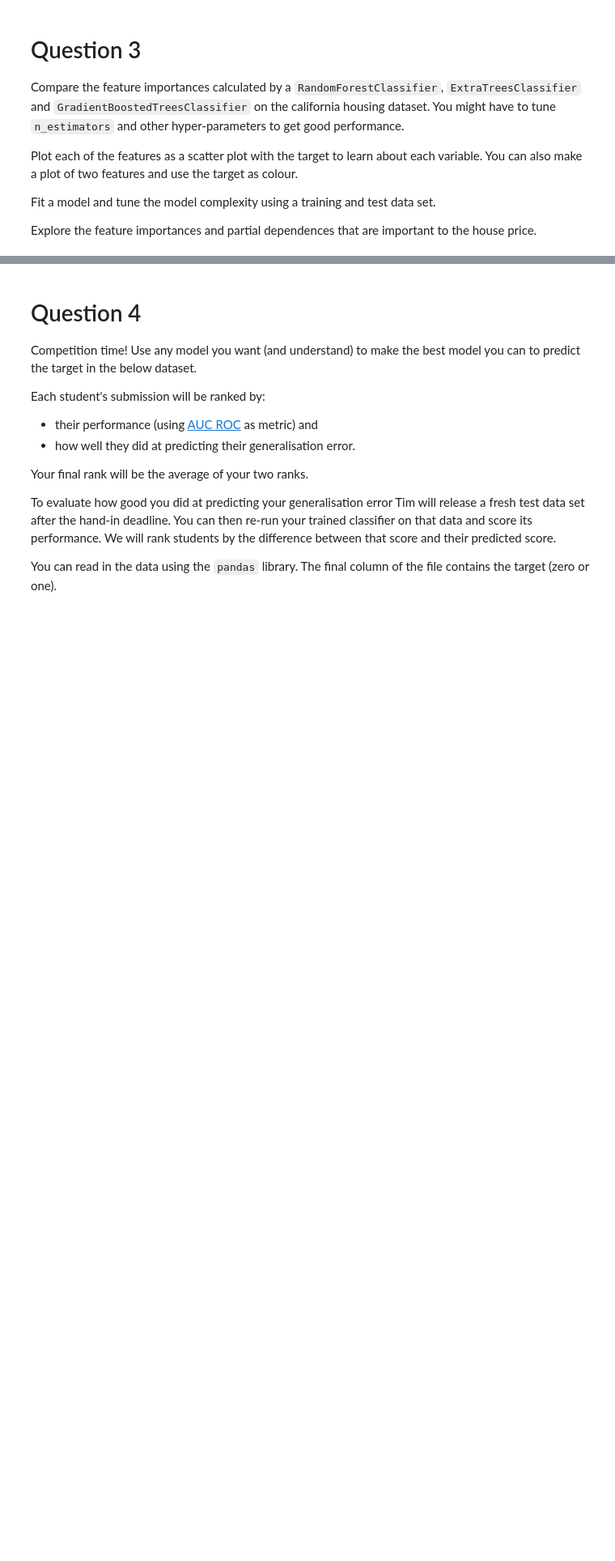
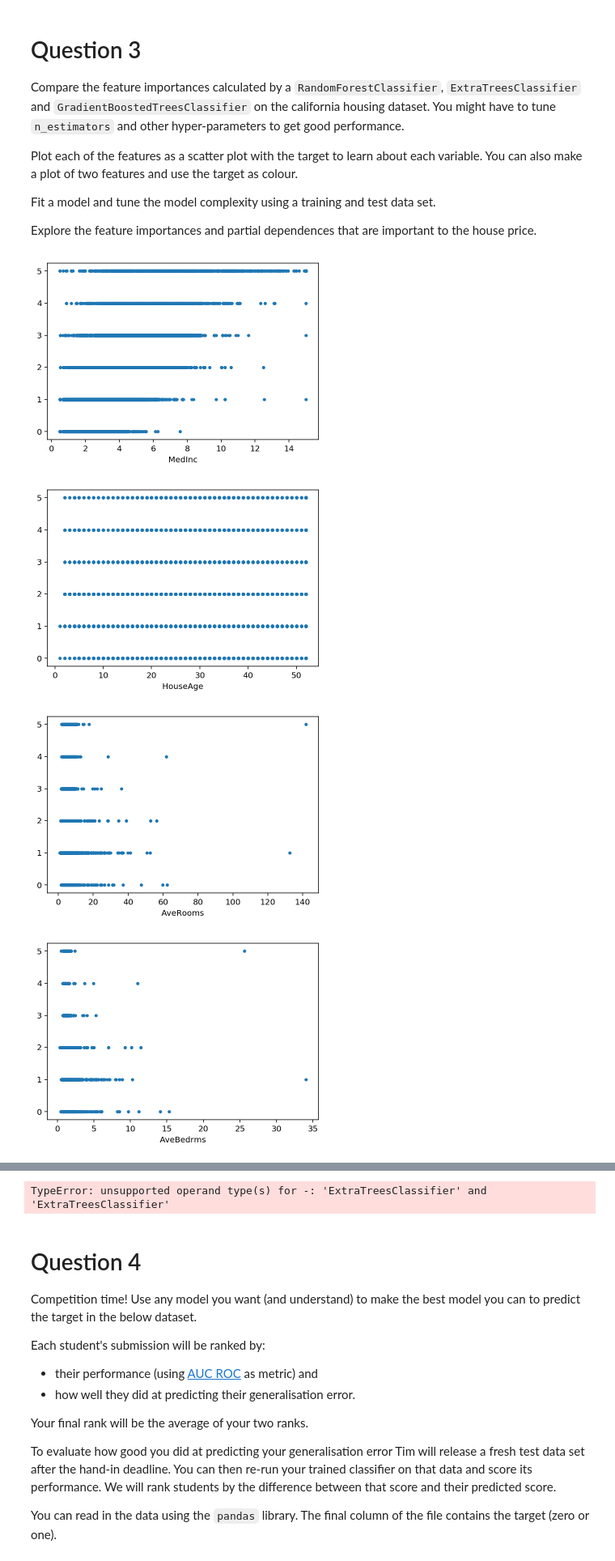
Before and after one commit to dsperone/advanced_comp_tech_2018, a Jupyter notebook: exercise_2.ipynb, the cells around one changed output, grey strips where cells are left out. Shown: that part at 81% size. Cells and saved outputs as stored; diff of their text form; code cells hidden in the pictures; blank space fills up the shorter version.

```diff
--- a/exercise_2.ipynb
+++ b/exercise_2.ipynb
@@ -70,0 +253,75 @@ cal_housing = fetch_california_housing()
+# %%
+# your code here
+from sklearn.datasets.california_housing import fetch_california_housing
+from sklearn.model_selection import train_test_split
+from sklearn.ensemble import RandomForestClassifier
+from sklearn.ensemble import ExtraTreesClassifier
+from sklearn.ensemble import GradientBoostingClassifier
+from sklearn.preprocessing import LabelEncoder
+
+cal_housing = fetch_california_housing()
+
+# if the above doesn't work, download `cal_housing_py3.pkl` from the GitHub repository
+# and adjust the path to the downloaded file which is passed to `load()`
+# uncomment the following lines
+#from sklearn.externals.joblib import load
+#d = load('/home/username/Downloads/cal_housing_py3.pkz')
+#X, y = d[:,1:], d[:,0]/100000
+#X[:, 2] /= X[:, 5]
+#X[:, 3] /= X[:, 5]
+#X[:, 5] = X[:, 4] / X[:, 5]
+
+
+def plot_data(X, y, feature):
+    plt.figure()
+    plt.plot(X, y, ".")
+    plt.xlabel(feature)
+    plt.show()
+
+#### Get data
+X = cal_housing['data']
+y = cal_housing['target'].astype(int)
+
+X_train, X_test, y_train, y_test = train_test_split(X, y, train_size=r_train, test_size=1.-r_train) #r_train = .8
+
+#print(cal_housing['feature_names'])
+
+#print(dir(cal_housing))
+#print(cal_housing['DESCR'])
+
+for i in range(X.shape[1]):
+    plot_data(X[:,i], y, cal_housing['feature_names'][i])
+
+'''
+#### Find right n_estimators
+rfc = RandomForestClassifier(n_jobs=8)
+etc = ExtraTreesClassifier(n_jobs=8)
+gbc = GradientBoostingClassifier()
+estimators = [rfc, etc, gbc]
+N = 10
+n_estimators = np.linspace(20, 200, N).astype(int)
+
+#### Plot results
+plt.figure()
+plt.title('Convergence number of estimators')
+N = len(estimators)
+for i in range(N):
+    est = estimators[i]
+    tmp = []
+    for n in n_estimators:
+        est.set_params(n_estimators=n)
+        est.fit(X_train, y_train)
+        score = est.score(X_test, y_test)
+        tmp.append(score)
+    plt.plot(n_estimators, tmp, label=type(est))
+plt.legend()
+plt.show()
+'''
+
+rfc = RandomForestClassifier(n_estimators=200)
+etc - ExtraTreesClassifier(n_estimators)
+# %% [output]
+[figure, added]
+[figure, added]
+[figure, added]
+[figure, added]
@@ -71,3 +332,4 @@ cal_housing = fetch_california_housing()
+TypeError: unsupported operand type(s) for -: 'ExtraTreesClassifier' and 'ExtraTreesClassifier'
 # %% [markdown]
 # Question 4
 
```
Also changed, not shown: parts of 9 cells of this notebook.
